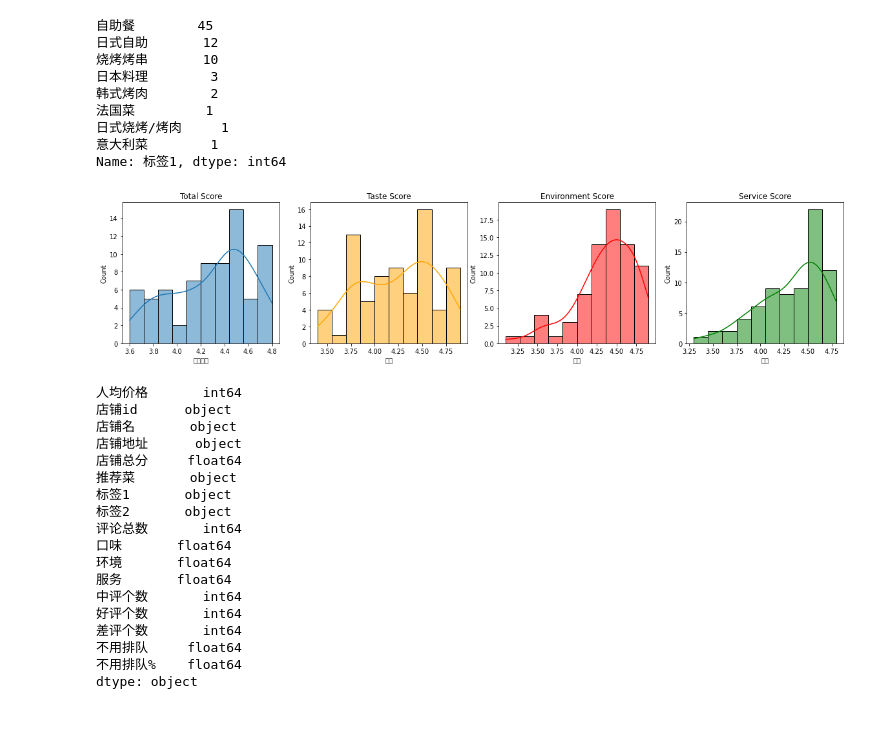
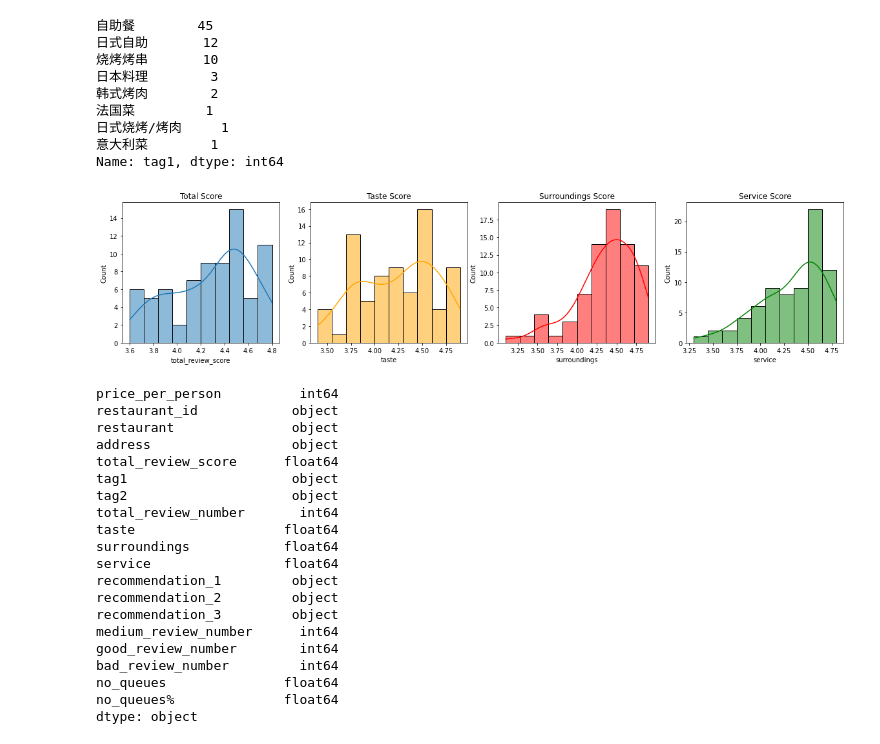
Before and after one commit to xujiayi1256/WhatsForTodayModel, a Jupyter notebook: data_analysis.ipynb, the cells around one changed output. Cells and saved outputs as stored; diff of their text form; code cells hidden in the pictures.

```diff
--- a/data_analysis.ipynb
+++ b/data_analysis.ipynb
@@ -6,3 +6,6 @@ import numpy as np
 import simplejson
 # %%
 from clean import split_score,split_review,run
+# %%
+df = run("dianping_info.xlsx","dianping_review.xlsx")
+df.columns
@@ -9,10 +19,10 @@ from clean import split_score,split_review,run
 # %%
-df_info = pd.read_excel(r"../row_data/dianping_info.xlsx")
-df_review = pd.read_excel(r"../row_data/dianping_review.xlsx")
-df = pd.merge(split_score(df_info),split_review(df_review))
-df["口味"] = pd.to_numeric(df["口味"],errors='coerce')
-df["环境"] = pd.to_numeric(df["环境"],errors='coerce')
-df["服务"] = pd.to_numeric(df["服务"],errors='coerce')
-df["不用排队%"] = df["不用排队"]/df["评论总数"]
+# df_info = pd.read_excel(r"../raw_data/dianping_info.xlsx")
+# df_review = pd.read_excel(r"../raw_data/dianping_review.xlsx")
+# df = pd.merge(split_score(df_info),split_review(df_review))
+# df["口味"] = pd.to_numeric(df["口味"],errors='coerce')
+# df["环境"] = pd.to_numeric(df["环境"],errors='coerce')
+# df["服务"] = pd.to_numeric(df["服务"],errors='coerce')
+df["no_queues%"] = df["no_queues"]/df["total_review_number"]
 df.head()
 # %% [output]
@@ -25,5 +35,5 @@ df.head()
 # %%
-df.标签1.value_counts()
+df.tag1.value_counts()
 # %% [output]
 自助餐        45
 日式自助       12
@@ -33,7 +43,7 @@ df.标签1.value_counts()
 法国菜         1
 日式烧烤/烤肉     1
 意大利菜        1
-Name: 标签1, dtype: int64
+Name: tag1, dtype: int64
 # %%
 from sklearn.preprocessing import StandardScaler
 import matplotlib.pyplot as plt
@@ -41,42 +53,44 @@ import seaborn as sns
 # %%
 plt.figure(figsize=(20, 4))
 
 plt.subplot(1, 4, 1)
 plt.title('Total Score')
-sns.histplot(df['店铺总分'], kde=True,bins=10)
+sns.histplot(df['total_review_score'], kde=True,bins=10)
 
 plt.subplot(1, 4, 2)
 plt.title('Taste Score')
-sns.histplot(df['口味'], kde=True,bins=10, color='orange')
+sns.histplot(df['taste'], kde=True,bins=10, color='orange')
 
 plt.subplot(1, 4, 3)
-plt.title('Environment Score')
-sns.histplot(df['环境'], kde=True, color='r',bins=10)
+plt.title('Surroundings Score')
+sns.histplot(df['surroundings'], kde=True, color='r',bins=10)
 
 plt.subplot(1, 4, 4)
 plt.title('Service Score')
-sns.histplot(df['服务'], kde=True, color='g',bins=10);
+sns.histplot(df['service'], kde=True, color='g',bins=10);
 # %% [output]
-[figure, old version]
+[figure, new version]
 # %%
 df.dtypes
 # %% [output]
-人均价格       int64
-店铺id      object
-店铺名       object
-店铺地址      object
-店铺总分     float64
-推荐菜       object
-标签1       object
-标签2       object
-评论总数       int64
-口味       float64
-环境       float64
-服务       float64
-中评个数       int64
-好评个数       int64
-差评个数       int64
-不用排队     float64
-不用排队%    float64
+price_per_person          int64
+restaurant_id            object
+restaurant               object
+address                  object
+total_review_score      float64
+tag1                     object
+tag2                     object
+total_review_number       int64
+taste                   float64
+surroundings            float64
+service                 float64
+recommendation_1         object
+recommendation_2         object
+recommendation_3         object
+medium_review_number      int64
+good_review_number        int64
+bad_review_number         int64
+no_queues               float64
+no_queues%              float64
 dtype: object
 # %%
```
Also changed, not shown: parts of 15 cells of this notebook.
